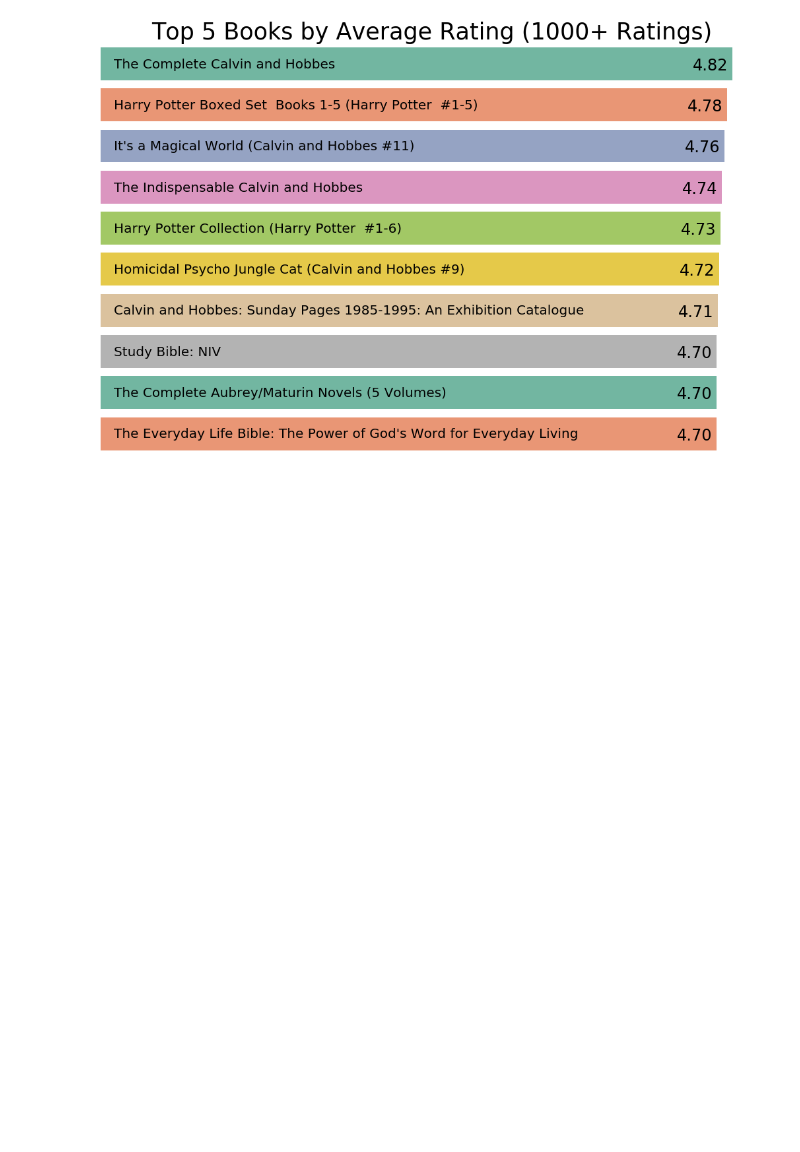
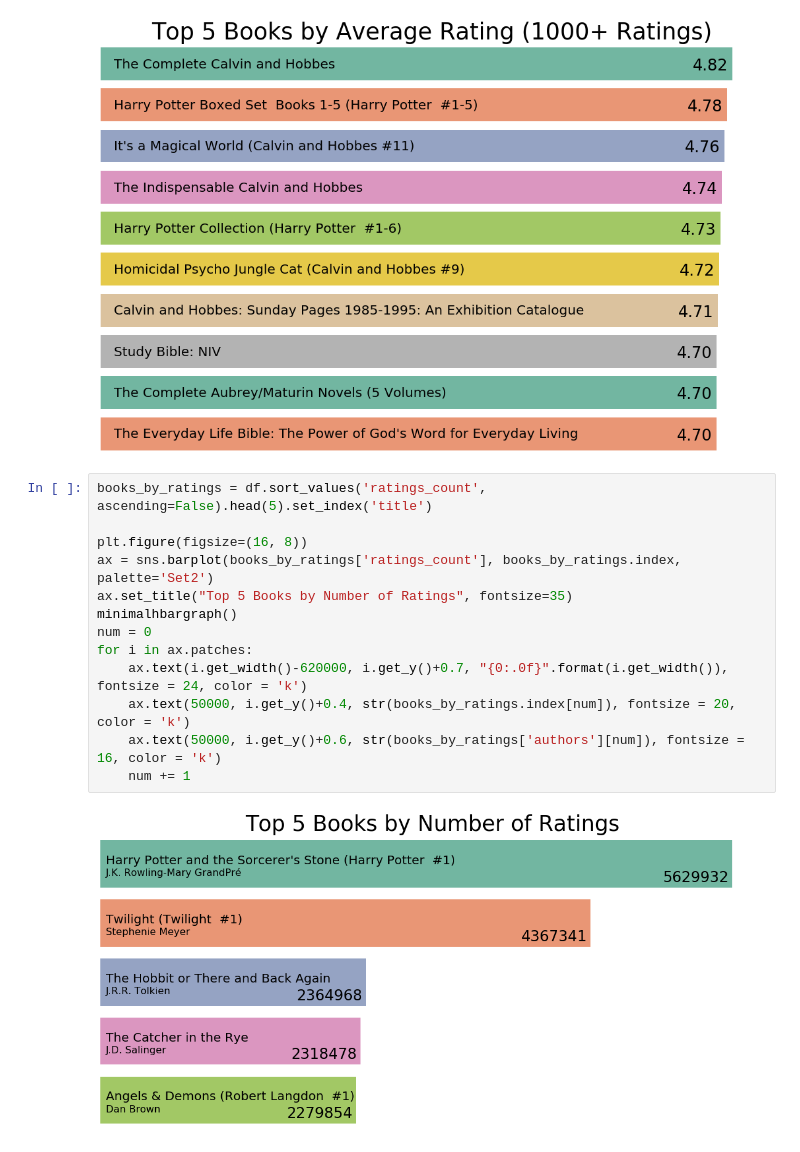
Before and after one commit to DanielPDWalker/Goodreads-Exploratory-Data-Analysis, a Jupyter notebook: Goodreadsbooks.ipynb, the cells around one changed output. Cells and saved outputs as stored; diff of their text form; blank space fills up the shorter version.

Commit message:
Added top 5 books by number of ratings

```diff
--- a/Goodreadsbooks.ipynb
+++ b/Goodreadsbooks.ipynb
@@ -269,3 +268,18 @@ for i in ax.patches:
     num += 1
 # %% [output]
 [figure]
+# %%
+books_by_ratings = df.sort_values('ratings_count', ascending=False).head(5).set_index('title')
+
+plt.figure(figsize=(16, 8))
+ax = sns.barplot(books_by_ratings['ratings_count'], books_by_ratings.index, palette='Set2')
+ax.set_title("Top 5 Books by Number of Ratings", fontsize=35)
+minimalhbargraph()
+num = 0
+for i in ax.patches:
+    ax.text(i.get_width()-620000, i.get_y()+0.7, "{0:.0f}".format(i.get_width()), fontsize = 24, color = 'k')
+    ax.text(50000, i.get_y()+0.4, str(books_by_ratings.index[num]), fontsize = 20, color = 'k')
+    ax.text(50000, i.get_y()+0.6, str(books_by_ratings['authors'][num]), fontsize = 16, color = 'k')
+    num += 1
+# %% [output]
+[figure, added]
```
Also changed, not shown: parts of 2 cells of this notebook.
